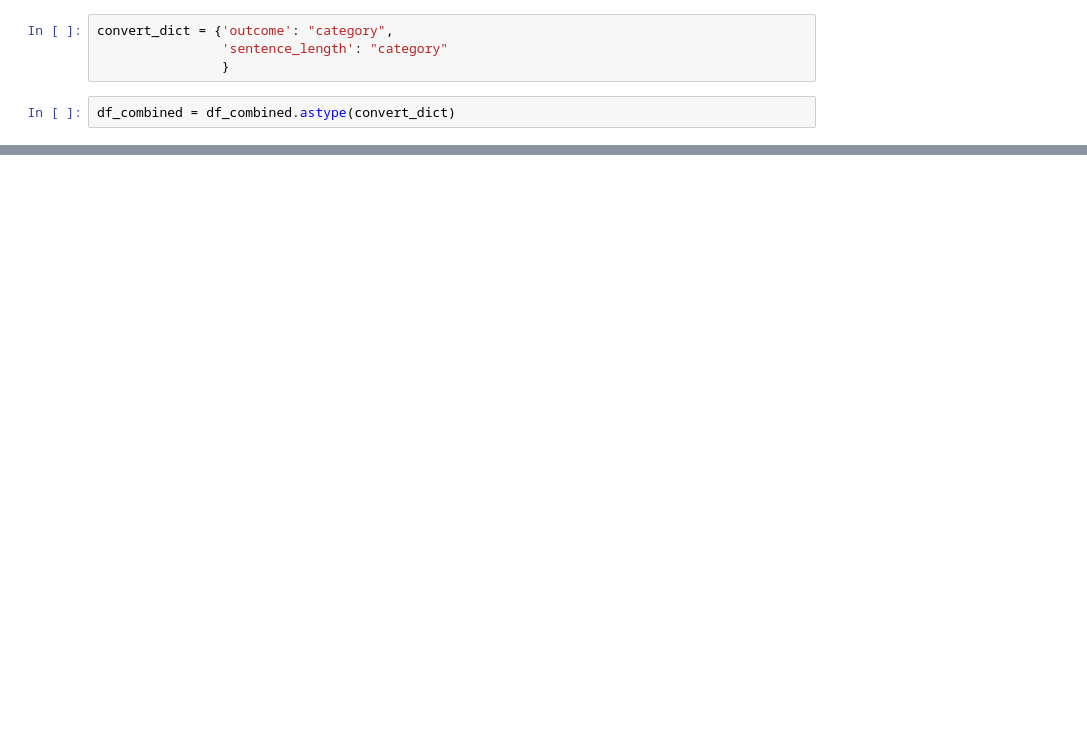
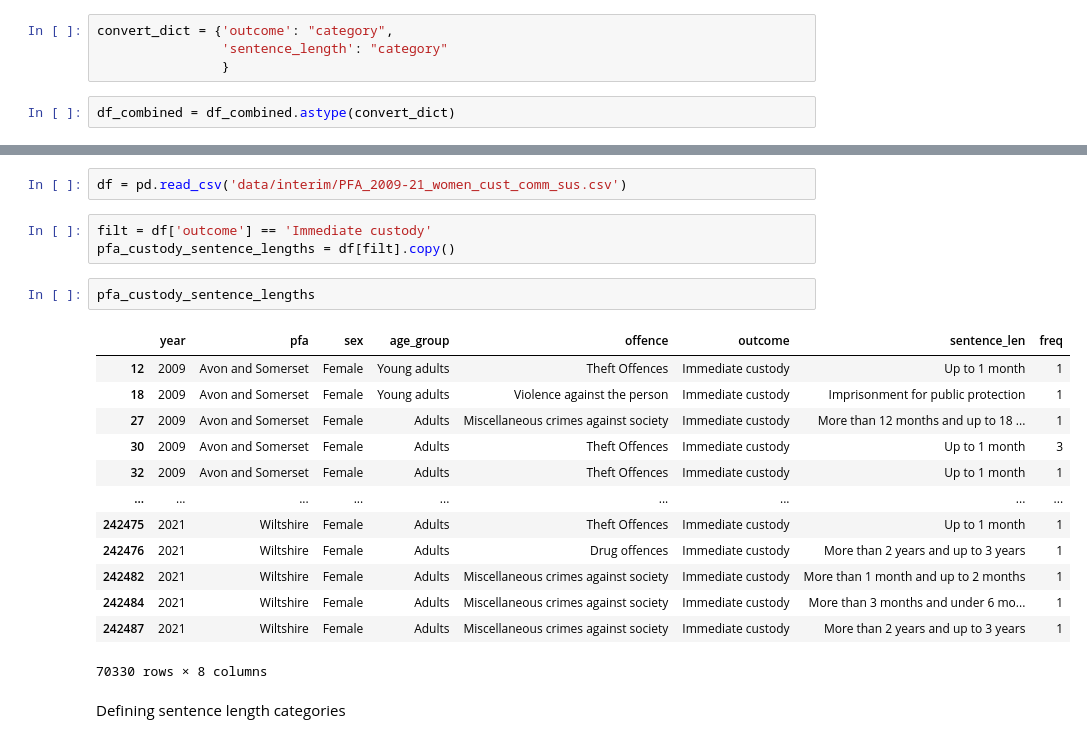
Before and after one commit to Prison-Reform-Trust/womens-imprisonment-PFA, a Jupyter notebook: notebooks/Script_testing.ipynb, the cells around one changed output, grey strips where cells are left out. Cells and saved outputs as stored; diff of their text form; blank space fills up the shorter version.

```diff
--- a/notebooks/Script_testing.ipynb
+++ b/notebooks/Script_testing.ipynb
@@ -104,0 +67,23 @@ dtype: object
+# %%
+df = pd.read_csv('data/interim/PFA_2009-21_women_cust_comm_sus.csv')
+# %%
+filt = df['outcome'] == 'Immediate custody'
+pfa_custody_sentence_lengths = df[filt].copy()
+# %%
+pfa_custody_sentence_lengths
+# %% [output]
+|  | year | pfa | sex | age_group | offence | outcome | sentence_len | freq |
+| 12 | 2009 | Avon and Somerset | Female | Young adults | Theft Offences | Immediate custody | Up to 1 month | 1 |
+| 18 | 2009 | Avon and Somerset | Female | Young adults | Violence against the person | Immediate custody | Imprisonment for public protection | 1 |
+| 27 | 2009 | Avon and Somerset | Female | Adults | Miscellaneous crimes against society | Immediate custody | More than 12 months and up to 18 ... | 1 |
+| 30 | 2009 | Avon and Somerset | Female | Adults | Theft Offences | Immediate custody | Up to 1 month | 3 |
+| 32 | 2009 | Avon and Somerset | Female | Adults | Theft Offences | Immediate custody | Up to 1 month | 1 |
+| ... | ... | ... | ... | ... | ... | ... | ... | ... |
+| 242475 | 2021 | Wiltshire | Female | Adults | Theft Offences | Immediate custody | Up to 1 month | 1 |
+| 242476 | 2021 | Wiltshire | Female | Adults | Drug offences | Immediate custody | More than 2 years and up to 3 years | 1 |
+| 242482 | 2021 | Wiltshire | Female | Adults | Miscellaneous crimes against society | Immediate custody | More than 1 month and up to 2 months | 1 |
+| 242484 | 2021 | Wiltshire | Female | Adults | Miscellaneous crimes against society | Immediate custody | More than 3 months and under 6 mo... | 1 |
+| 242487 | 2021 | Wiltshire | Female | Adults | Miscellaneous crimes against society | Immediate custody | More than 2 years and up to 3 years | 1 |
+70330 rows × 8 columns
+# %% [markdown]
+Defining sentence length categories
```
Also changed, not shown: parts of 26 cells of this notebook.
